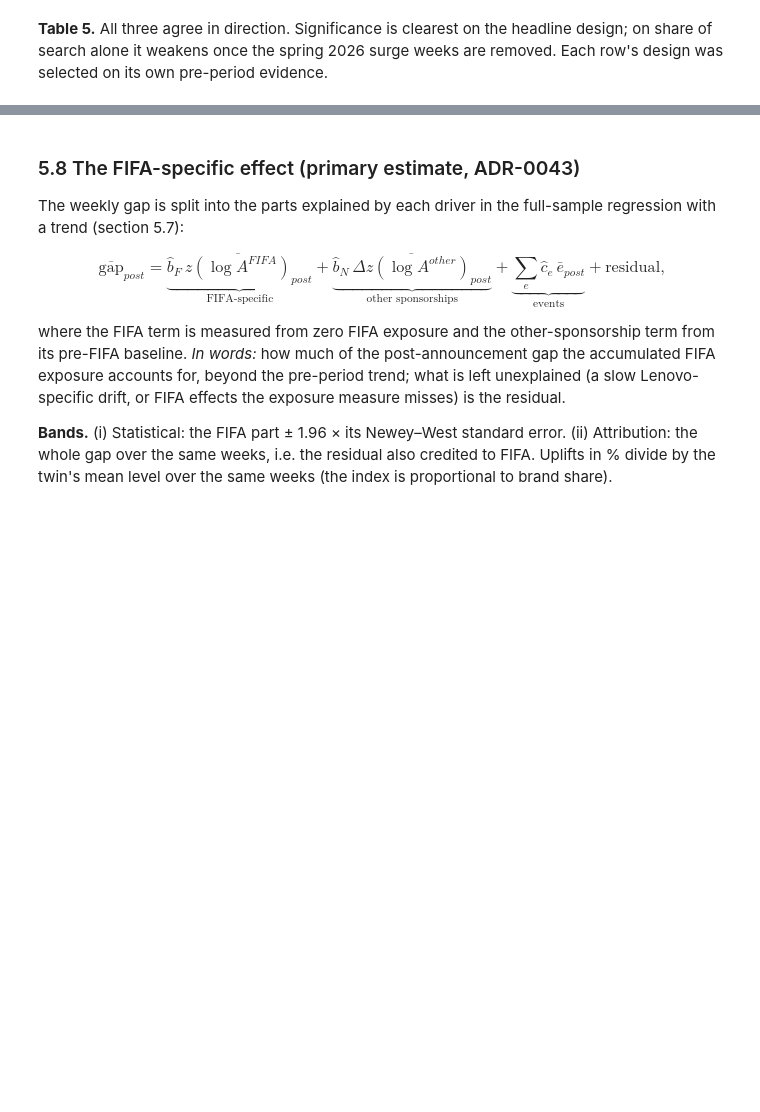
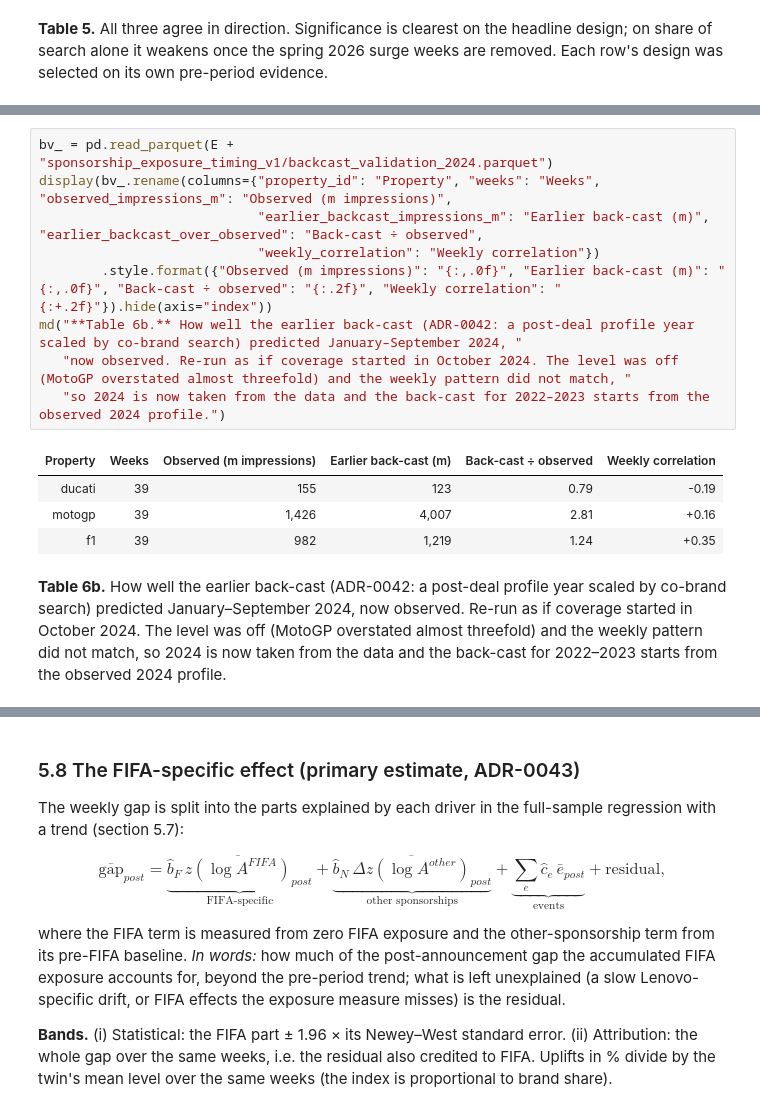
Before and after one commit to federicomeschini/SponsorshipIntelligence_Lenovo, a Jupyter notebook: reports/methods_annex/10_total_sponsorship_effect.ipynb, the cells around one changed output, grey strips where cells are left out. Drawn from its saved outputs; the diff is of its cells as text; blank space fills up the shorter version.

```diff
--- a/reports/methods_annex/10_total_sponsorship_effect.ipynb
+++ b/reports/methods_annex/10_total_sponsorship_effect.ipynb
@@ -399,3 +400,18 @@ md("**Table 6.** Intensity = the year's co-brand search level relative to the fi
+# %%
+bv_ = pd.read_parquet(E + "sponsorship_exposure_timing_v1/backcast_validation_2024.parquet")
+display(bv_.rename(columns={"property_id": "Property", "weeks": "Weeks", "observed_impressions_m": "Observed (m impressions)",
+                            "earlier_backcast_impressions_m": "Earlier back-cast (m)", "earlier_backcast_over_observed": "Back-cast ÷ observed",
+                            "weekly_correlation": "Weekly correlation"})
+        .style.format({"Observed (m impressions)": "{:,.0f}", "Earlier back-cast (m)": "{:,.0f}", "Back-cast ÷ observed": "{:.2f}", "Weekly correlation": "{:+.2f}"}).hide(axis="index"))
+md("**Table 6b.** How well the earlier back-cast (ADR-0042: a post-deal profile year scaled by co-brand search) predicted January–September 2024, "
+   "now observed. Re-run as if coverage started in October 2024. The level was off (MotoGP overstated almost threefold) and the weekly pattern did not match, "
+   "so 2024 is now taken from the data and the back-cast for 2022–2023 starts from the observed 2024 profile.")
+# %% [output]
+| Property | Weeks | Observed (m impressions) | Earlier back-cast (m) | Back-cast ÷ observed | Weekly correlation |
+| ducati | 39 | 155 | 123 | 0.79 | -0.19 |
+| motogp | 39 | 1,426 | 4,007 | 2.81 | +0.16 |
+| f1 | 39 | 982 | 1,219 | 1.24 | +0.35 |
+**Table 6b.** How well the earlier back-cast (ADR-0042: a post-deal profile year scaled by co-brand search) predicted January–September 2024, now observed. Re-run as if coverage started in October 2024. The level was off (MotoGP overstated almost threefold) and the weekly pattern did not match, so 2024 is now taken from the data and the back-cast for 2022–2023 starts from the observed 2024 profile.
 # %%
 tw_ = pd.read_parquet(E + "sponsorship_exposure_timing_v1/exposure_timing_weekly.parquet"); tw_["week"] = pd.to_datetime(tw_["week"])
 tw_ = tw_[tw_["exposure_observed"]]
```
Also changed, not shown: parts of 13 cells of this notebook, 59 other files.
